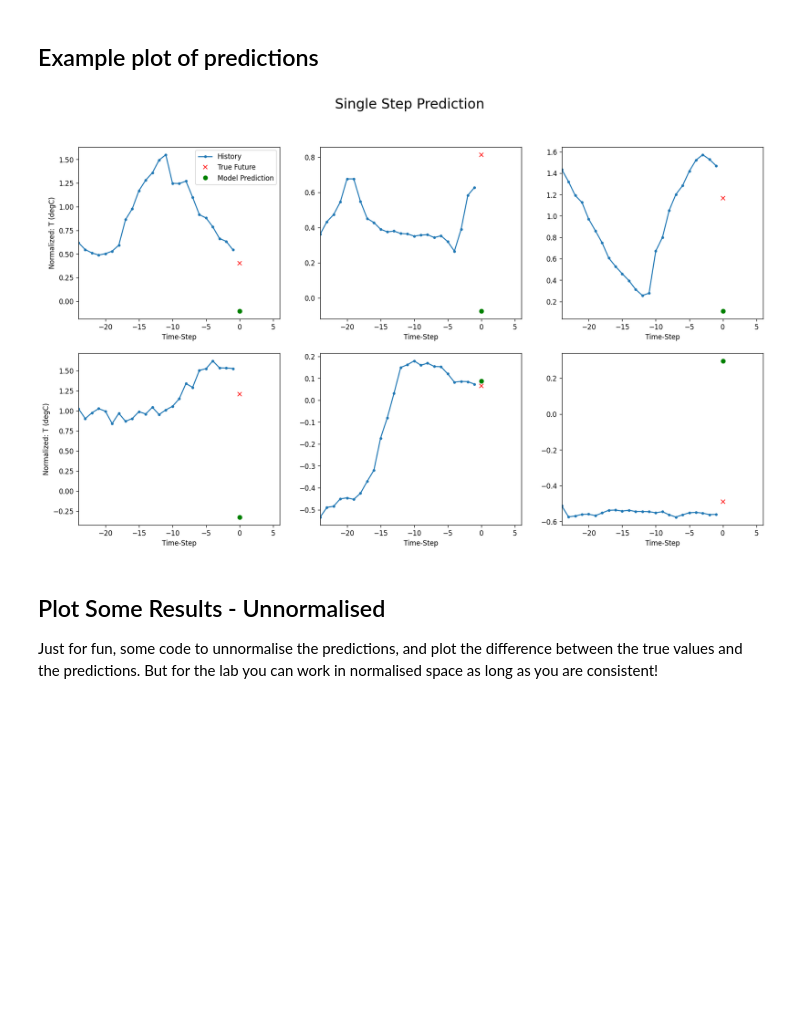
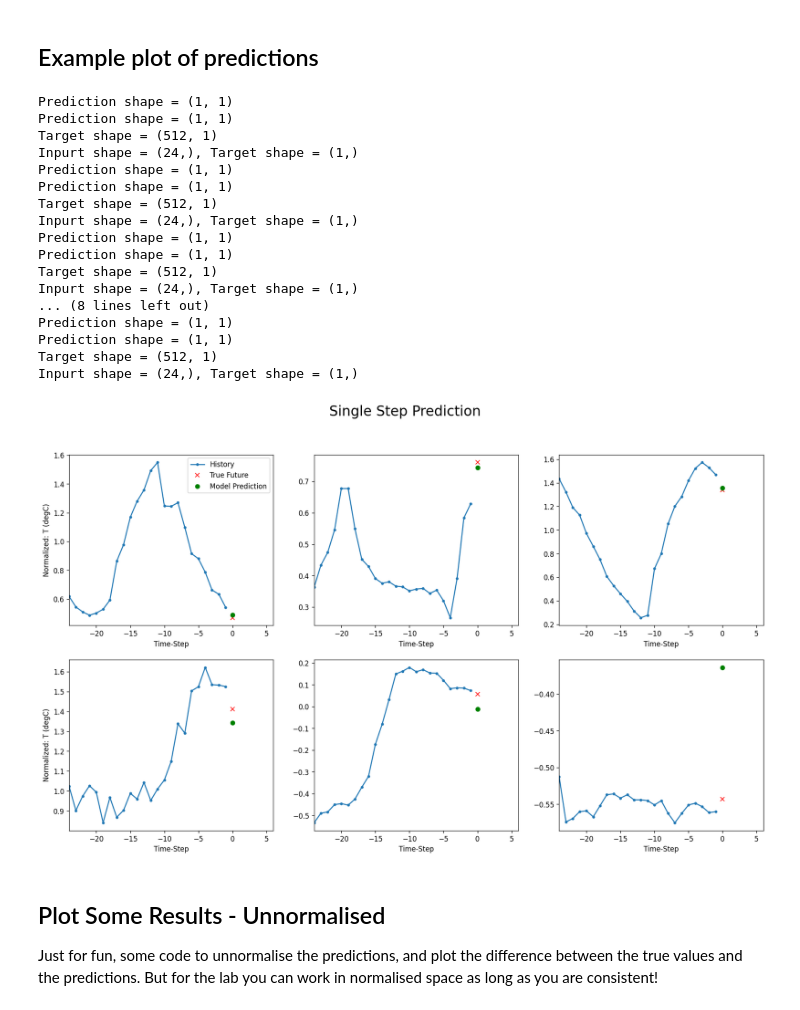
Before and after one commit to Tottowich/AppliedDL-LP4, a Jupyter notebook: 5TF078_Laboration_3_om_Tidsserier_RNN.ipynb, the cells around one changed output. Saved outputs shown, nothing was run; the diff lists cells and outputs as text; code cells hidden in the pictures; blank space fills up the shorter version.

```diff
--- a/5TF078_Laboration_3_om_Tidsserier_RNN.ipynb
+++ b/5TF078_Laboration_3_om_Tidsserier_RNN.ipynb
@@ -405,7 +425,7 @@ print(all_lci)
 # that then can be us as a dataset for training or evaluation
 def datasetgen(dataframe, input_width=24, label_width=1, shift=1, batch_size=128,
                label_columns=None, start_index=None, end_index=None, shuffle=False):
-  offset = input_width+shift         # offset to where targets start (and input ends)
+  offset = input_width+shift-1         # offset to where targets start (and input ends)
   input_data = dataframe[:-offset]   # Input up until where the target starts
   label_columns_indices = get_label_columns_indices(dataframe, label_columns) # get the selected columns
   targets = dataframe[list(label_columns_indices)]
@@ -416,18 +436,17 @@ def datasetgen(dataframe, input_width=24, label_width=1, shift=1, batch_size=128
     sequence_stride=1, sampling_rate=1, batch_size=batch_size, shuffle=shuffle,
     start_index=start_index, end_index=end_index)
   for batch in ds.take(1):
-    inputs, targets = batch
-  print(f"Number of samples: {len(ds)}")
-  print('Input shape:', inputs.numpy().shape)
-  print('Target shape:', targets.numpy().shape)
+      inputs, targets = batch
+      print(f"Number of samples: {len(ds)}")
+      print('Input shape:', inputs.shape)
+      print('Target shape:', targets.shape)
   return ds
 # Now create the used datasets for part 1
 lcol=['T (degC)']
-input_lci = dict((k, all_lci[k]) for k in all_lci.keys() if k in lcol)
 lci = get_label_columns_indices(dfnorm, lcol)
-n_outputs = len(lcol)
+input_lci = dict((k, all_lci[k]) for k in all_lci.keys() if k in list(lci.keys()))
 shift = 1
-def train_val_test(shift, n_outputs):
+def train_val_test(shift, n_outputs,lcol:list=['T (degC)']):
     train_ds = datasetgen(dfnorm, input_width=N_PREV_STEPS, label_width=n_outputs, shift=shift,
                 label_columns=lcol, start_index=0, end_index=split1ix, batch_size=BATCH_SIZE)
     val_ds = datasetgen(dfnorm, input_width=N_PREV_STEPS, label_width=n_outputs, shift=shift,
@@ -435,5 +454,5 @@ def train_val_test(shift, n_outputs):
     test_ds = datasetgen(dfnorm, input_width=N_PREV_STEPS, label_width=n_outputs, shift=shift,
                 label_columns=lcol, start_index=split2ix, end_index=None, batch_size=BATCH_SIZE)
     return train_ds, val_ds, test_ds
-train_ds, val_ds, test_ds = train_val_test(shift, n_outputs)
+train_ds, val_ds, test_ds = train_val_test(shift, 1)
 # %% [output]
@@ -529,8 +540,11 @@ lstm_model_baseline = tf.keras.models.Sequential([
     # Shape [batch, time, features] => [batch, time, lstm_units]
     tf.keras.layers.LSTM(32, return_sequences=False),
     # Shape => [batch, time, features]
-    tf.keras.layers.Dense(units=num_target_features)
+    tf.keras.layers.Dense(units=num_target_features),
+    Reshape([1, num_target_features]),
 ])
+
+output = lstm_model_baseline(Input(shape=input_shape))
 # %% [markdown]
 Compile and train this model, and then plot the training curves. That is, the following graph shows the baseline LSTM model with a 24 sized(timepoints) array as input and a 1 sized output prediction(next timepoint).
 # %%
@@ -583,38 +590,70 @@ def show_plot(input_data:np.ndarray,target_data:np.ndarray,predictions:np.ndarra
     else:
         future = 0
     if axs is None:
         fig, axs = plt.subplots(figsize=(12, 6),dpi=100)
     axs.plot(input_steps,input_data, marker[0], label=labels[0])
     axs.plot(target_steps, target_data, marker[1], label=labels[1])
     if predictions is not None:
         pred_marker = "g-o" if len(predictions) > 1 else "go"
         axs.plot(target_steps, predictions, pred_marker, label=labels[2])
     if legend:
         axs.legend()
     if title is not None:
         axs.set_title(title)
     axs.set_xlim([input_steps[0], future + 5])
     axs.set_xlabel("Time-Step")
     return
-def show_predictions(data:tf.data.Dataset,model:Model=None,n=6,shift:int=1):
+def show_predictions(data:tf.data.Dataset,model:Model=None,n=6,shift:int=1,lci:list=None,input_lci:list=None):
     fig,axs = plt.subplots(nrows=2,ncols=n//2,figsize=(18,10),dpi=120)
-
-
+    label_index = lci[TEMP_KEY] if lci is not None else 0
+    input_index = input_lci[TEMP_KEY] if input_lci is not None else 1
     for i,(ax, (inp, tar)) in enumerate(zip(axs.flat, data.take(n))):
         if model is not None:
             pred = model.predict(inp,verbose=0)[0]
+            print(f"Prediction shape = {pred.shape}")
+            if len(pred.shape) > 1 and pred.shape[-1] > 1:
+                pred = pred[:,label_index]
+            else:
+                pred = pred[None,label_index]
+            print(f"Prediction shape = {pred.shape}")
         else:
             pred = None
-        show_plot(inp[0][:,1].numpy(), tar[0].numpy(), pred, delta=shift,legend=i==0,axs=ax)
+        print(f"Target shape = {tar.shape}")
+        # if tar.shape[1] > 1:
+        tar = tar[0][None,label_index]
+        #     print(f"Target shape = {tar.shape}")
+        # else:
+        #     tar = tar[0].numpy()
+
+        inp = inp[0][:,input_index].numpy()
+        print(f"Inpurt shape = {inp.shape}, Target shape = {tar.shape}")
+        show_plot(inp, tar, pred, delta=shift,legend=i==0,axs=ax)
         if i==0 or i==n//2:
             ax.set_ylabel("Normalized: T (degC)")
     multi = len(tar[0].shape) > 1
     fig.suptitle(f"{'Multi' if multi else 'Single'} Step Prediction",fontsize=20)
     plt.show()
     # Set main title
 show_predictions(val_ds,lstm_model_baseline,6)
 # %% [output]
+Prediction shape = (1, 1)
+Prediction shape = (1, 1)
+Target shape = (512, 1)
+Inpurt shape = (24,), Target shape = (1,)
+Prediction shape = (1, 1)
+Prediction shape = (1, 1)
+Target shape = (512, 1)
+Inpurt shape = (24,), Target shape = (1,)
+Prediction shape = (1, 1)
+Prediction shape = (1, 1)
+Target shape = (512, 1)
+Inpurt shape = (24,), Target shape = (1,)
+... (8 lines left out)
+Prediction shape = (1, 1)
+Prediction shape = (1, 1)
+Target shape = (512, 1)
+Inpurt shape = (24,), Target shape = (1,)
-[figure, old version]
+[figure, new version]
 # %% [markdown]
 ## Plot Some Results - Unnormalised
 Just for fun, some code to unnormalise the predictions, and plot the difference between the true values and the predictions. But for the lab you can work in normalised space as long as you are consistent!
```
Also changed, not shown: parts of 41 cells of this notebook, 2 other files.
